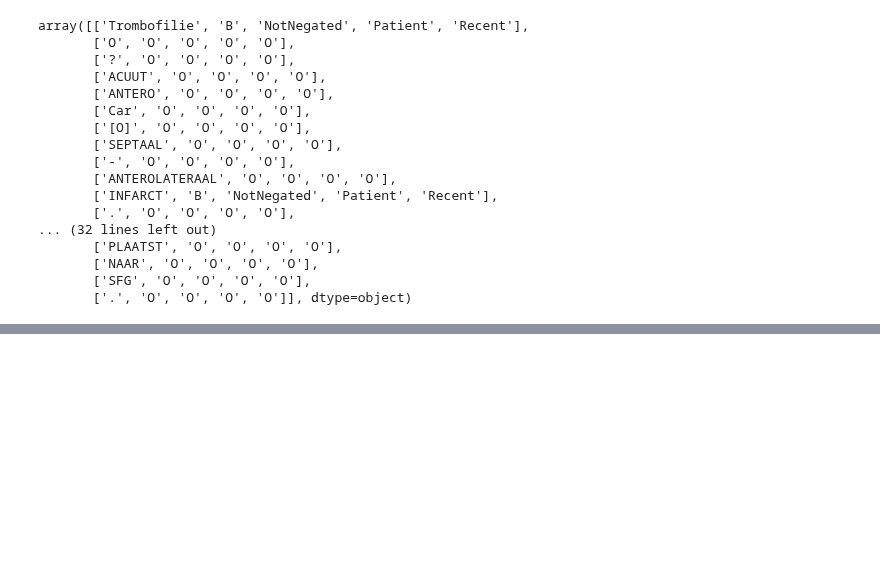
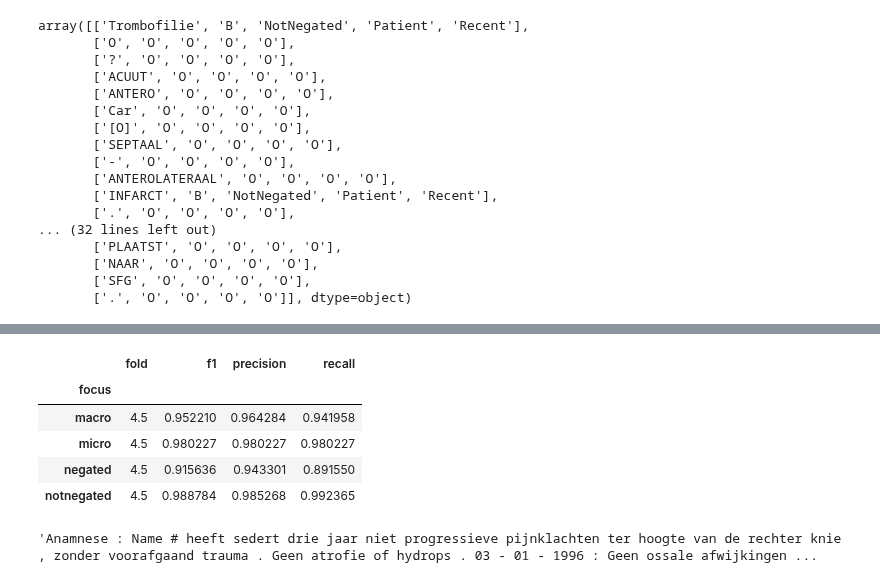
Before and after one commit to umcu/negation-detection, a Jupyter notebook: sandbox/finetuning_negation_detection.ipynb, the cells around one changed output, grey strips where cells are left out. Saved outputs shown, nothing was run; the diff lists cells and outputs as text; code cells hidden in the pictures; blank space fills up the shorter version.

Commit message:
update for BERT-like models

```diff
--- a/sandbox/finetuning_negation_detection.ipynb
+++ b/sandbox/finetuning_negation_detection.ipynb
@@ -49,7 +49,7 @@ n_splits = 10
 random_state = None
 base_folder = "/media/koekiemonster/DATA-FAST/text_data/word_vectors_and_language_models/dutch/Medical/languagemodels"
 output_folder = "fine_tuned_token_classification"
-mod_name = "bert-base-dutch" # "robbert-v2-dutch-base" # belabBERT_115k # bert-base-dutch
+mod_name = "robbert-v2-dutch-base" # "robbert-v2-dutch-base" # belabBERT_115k # bert-base-dutch
 
 
 args = namedtuple
@@ -128,6 +130,8 @@ improvement: only output best model based on validation scores
 # %%
 # cycle through folds
 scores = []
+predlist = []
+test_lists = []
 loss_history = {}
 for idx, fold in tqdm(enumerate(splits)):
     # re-init model for each fold, otherwise it keeps on training the same throughout all folds..
@@ -135,9 +139,8 @@ for idx, fold in tqdm(enumerate(splits)):
 
     train_list, test_list = fold['train'], fold['test']
 
-    ## train single fold
+    ## eval is optional (to gauge the best number of steps/epochs)
     eval_list = random.choices(train_list,k=int(len(train_list)/10))
-
     eval_dcc = dcc.loc[dcc.Id.isin(eval_list)]
     test_dcc = dcc.loc[dcc.Id.isin(test_list)]
     train_dcc = dcc.loc[(dcc.Id.isin(train_list)) & (~dcc.Id.isin(eval_list))]
@@ -160,16 +163,18 @@ for idx, fold in tqdm(enumerate(splits)):
                                                             amp=False)
     args.do_print_class_report=True
     # Evaluate on all document sources
-    f1, prec, rec = trainer.eval_model(model=trained_model,
+    f1, prec, rec, preds, truth = trainer.eval_model(model=trained_model,
                                        tokenizer=tokenizer,
                                        eval_dataset=test_dataset,
                                        tag2id=tag2id,
                                        device=device,
                                        args=args,
-                                       return_pred=False)
+                                       return_pred=True)
 
     loss_history[idx]=eval_loss_history
     scores.append({'fold': idx, 'f1': f1, 'precision': prec, 'recall': rec})
+    predlist.append({'fold': idx, 'prediction': preds, 'truth': truth})
+    test_lists.append(test_list)
 # %% [output]
 - This IS expected if you are initializing RobertaForTokenClassification from the checkpoint of a model trained on another task or with another architecture (e.g. initializing a BertForSequenceClassif ...
 - This IS NOT expected if you are initializing RobertaForTokenClassification from the checkpoint of a model that you expect to be exactly identical (initializing a BertForSequenceClassification model  ...
@@ -239,0 +348,13 @@ test_scores.round(2)
+# %%
+manual_scores_df.groupby('focus').mean()
+# %% [output]
+|  | fold | f1 | precision | recall |
+| focus |  |  |  |  |
+| macro | 4.5 | 0.952210 | 0.964284 | 0.941958 |
+| micro | 4.5 | 0.980227 | 0.980227 | 0.980227 |
+| negated | 4.5 | 0.915636 | 0.943301 | 0.891550 |
+| notnegated | 4.5 | 0.988784 | 0.985268 | 0.992365 |
+# %%
+Texts['DL1174']
+# %% [output]
+'Anamnese : Name # heeft sedert drie jaar niet progressieve pijnklachten ter hoogte van de rechter knie , zonder voorafgaand trauma . Geen atrofie of hydrops . 03 - 01 - 1996 : Geen ossale afwijkingen ...
```
Also changed, not shown: parts of 19 cells of this notebook, 1 other file.
